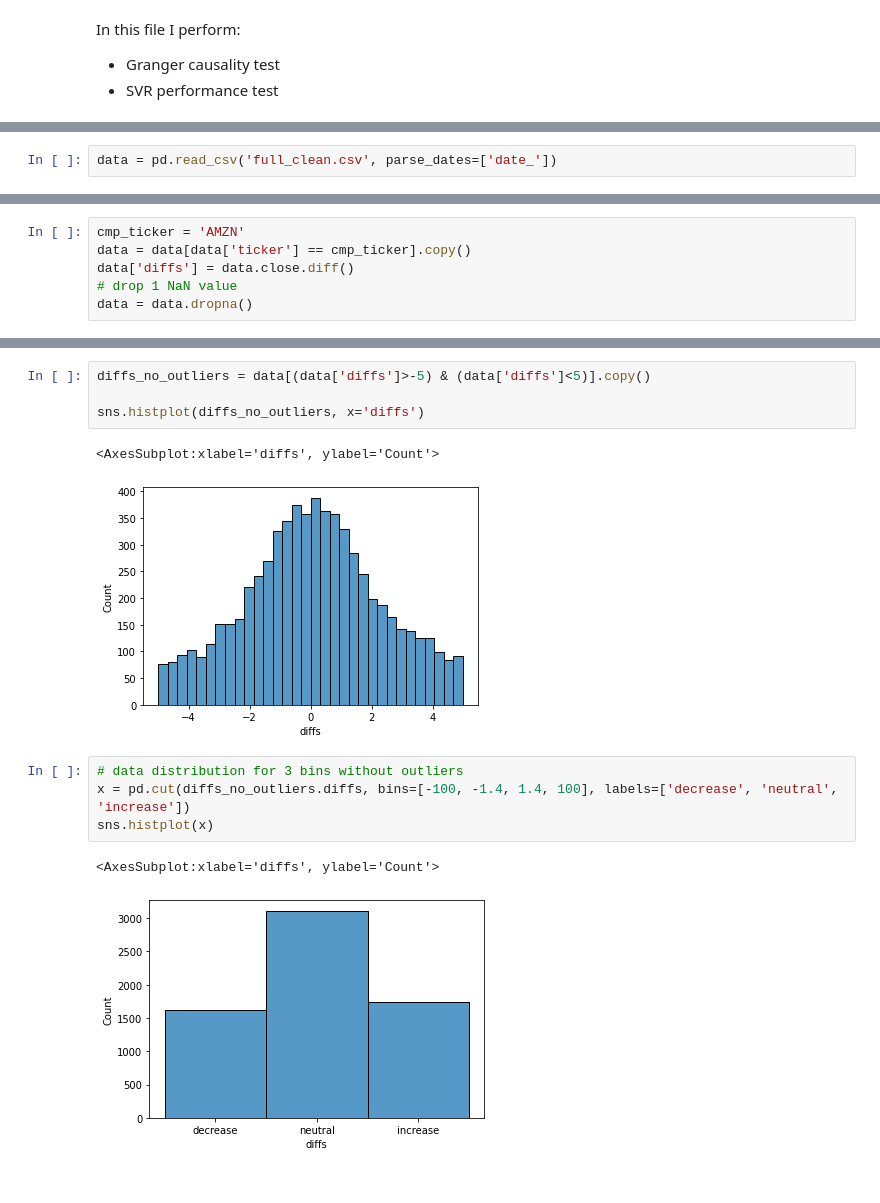
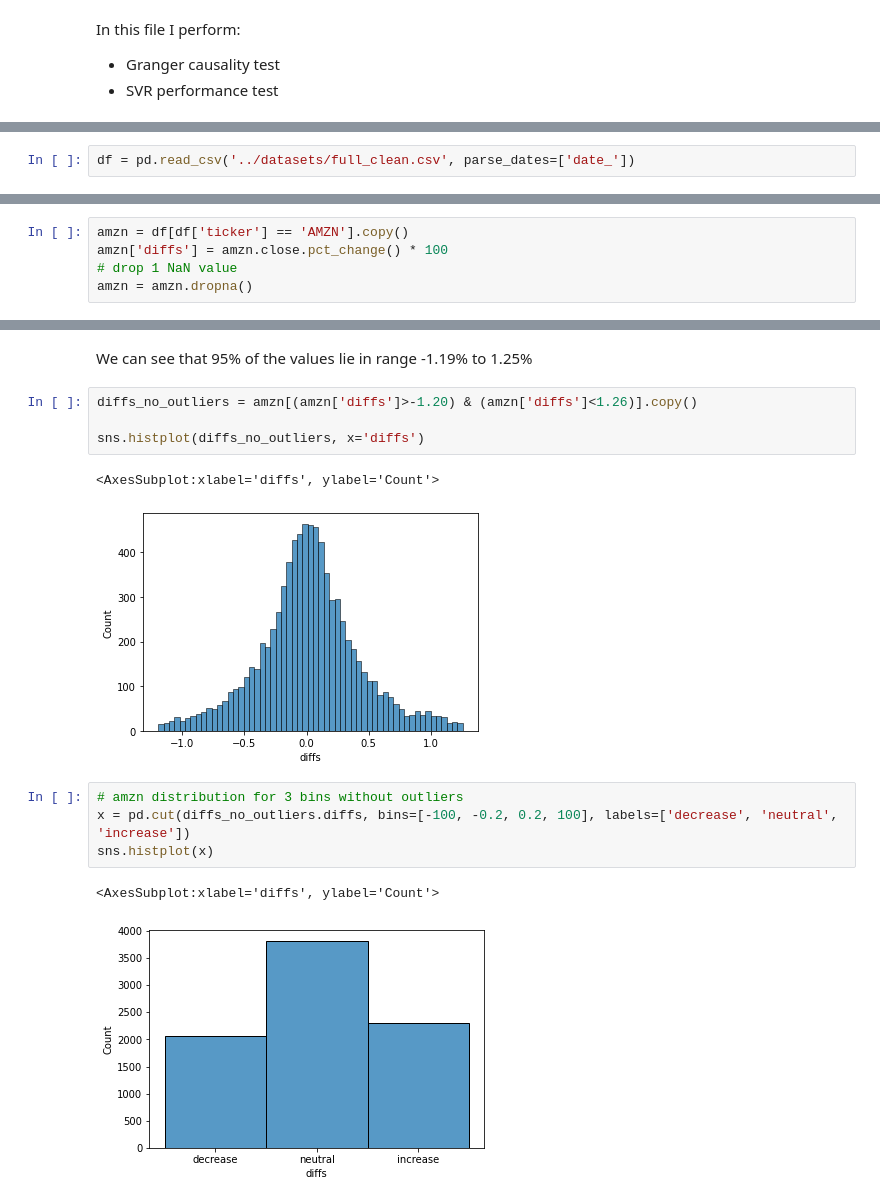
Before and after one commit to PatrykML/twitter_sentiment_stock_prediction, a Jupyter notebook: data_cleaning/binning.ipynb, the cells around one changed output, grey strips where cells are left out. Drawn from its saved outputs; the diff is of its cells as text.

```diff
--- a/data_cleaning/binning.ipynb
+++ b/data_cleaning/binning.ipynb
@@ -8,4 +7,4 @@ import numpy as np
 import seaborn as sns
 # %%
-data = pd.read_csv('full_clean.csv', parse_dates=['date_'])
+df = pd.read_csv('../datasets/full_clean.csv', parse_dates=['date_'])
 # %%
@@ -20,6 +21,5 @@ Index(['date_', 'ticker', 'open', 'high', 'low', 'close', 'vol', 'max_comp',
 # %%
-cmp_ticker = 'AMZN'
-data = data[data['ticker'] == cmp_ticker].copy()
-data['diffs'] = data.close.diff()
+amzn = df[df['ticker'] == 'AMZN'].copy()
+amzn['diffs'] = amzn.close.pct_change() * 100
 # drop 1 NaN value
-data = data.dropna()
+amzn = amzn.dropna()
@@ -31,15 +48,17 @@ sns.histplot(data, x='diffs')
+# %% [markdown]
+We can see that 95% of the values lie in range -1.19% to 1.25%
 # %%
-diffs_no_outliers = data[(data['diffs']>-5) & (data['diffs']<5)].copy()
+diffs_no_outliers = amzn[(amzn['diffs']>-1.20) & (amzn['diffs']<1.26)].copy()
 
 sns.histplot(diffs_no_outliers, x='diffs')
 # %% [output]
 <AxesSubplot:xlabel='diffs', ylabel='Count'>
-[figure, old version]
+[figure, new version]
 # %%
-# data distribution for 3 bins without outliers
-x = pd.cut(diffs_no_outliers.diffs, bins=[-100, -1.4, 1.4, 100], labels=['decrease', 'neutral', 'increase'])
+# amzn distribution for 3 bins without outliers
+x = pd.cut(diffs_no_outliers.diffs, bins=[-100, -0.2, 0.2, 100], labels=['decrease', 'neutral', 'increase'])
 sns.histplot(x)
 # %% [output]
 <AxesSubplot:xlabel='diffs', ylabel='Count'>
-[figure, old version]
+[figure, new version]
 # %%
```
Also changed, not shown: parts of 13 cells of this notebook.
